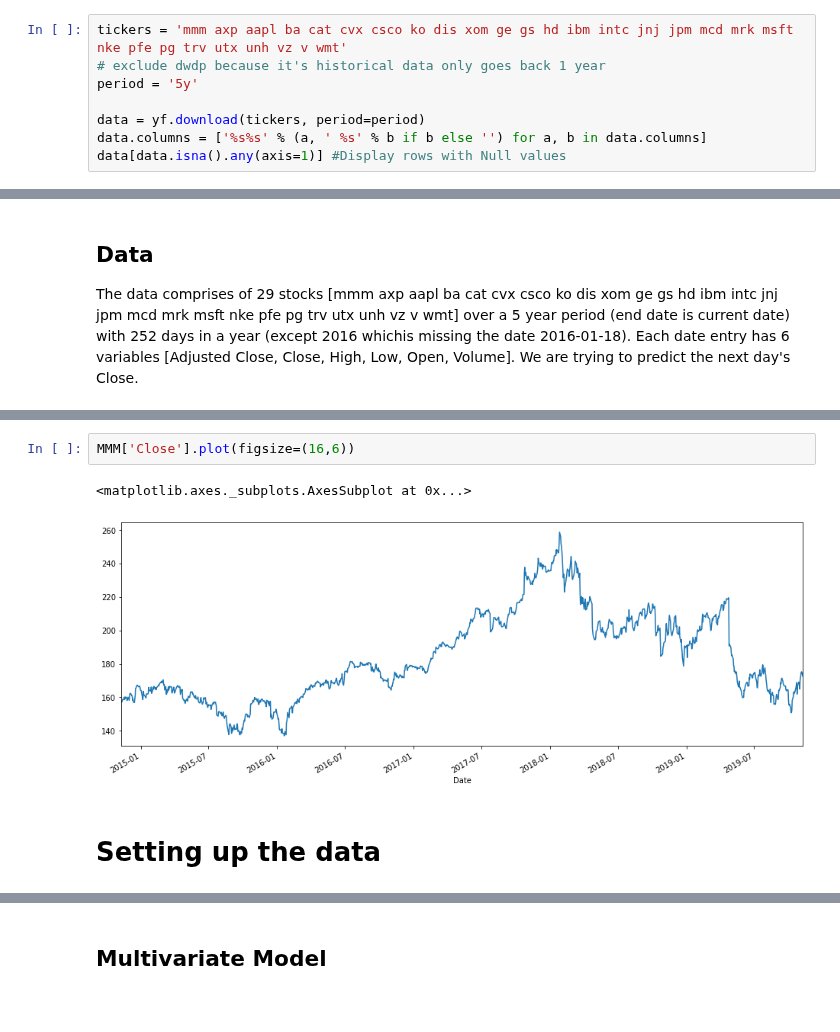
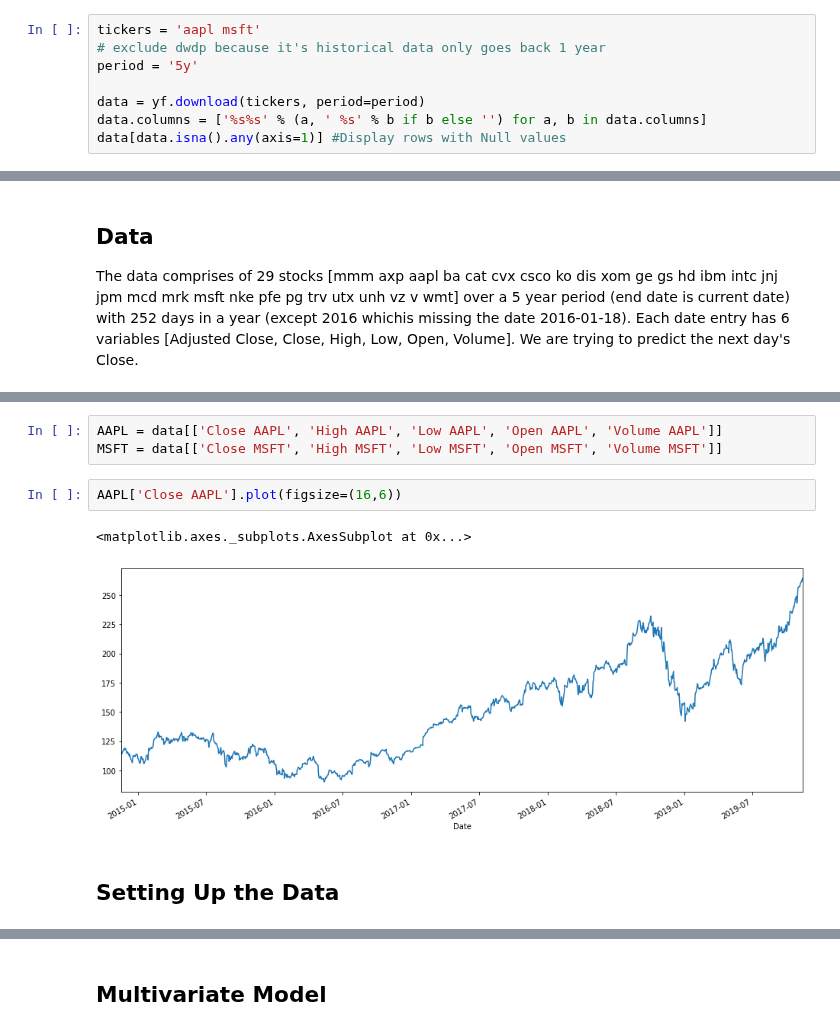
Before and after one commit to Samarmy/CS545TP, a Jupyter notebook: Armstrong-Choudhary-Hua-project.ipynb, the cells around one changed output, grey strips where cells are left out. Cells and saved outputs as stored; diff of their text form.

```diff
--- a/Armstrong-Choudhary-Hua-project.ipynb
+++ b/Armstrong-Choudhary-Hua-project.ipynb
@@ -26,7 +30,7 @@ from matplotlib import pyplot as plt
 import yfinance as yf
 # Documentation at https://pypi.org/project/yfinance/
 # %%
-tickers = 'mmm axp aapl ba cat cvx csco ko dis xom ge gs hd ibm intc jnj jpm mcd mrk msft nke pfe pg trv utx unh vz v wmt'
+tickers = 'aapl msft'
 # exclude dwdp because it's historical data only goes back 1 year
 period = '5y'
 
@@ -110,10 +53,13 @@ WMT.columns = ['Adj Close', 'Close', 'High', 'Low', 'Open', 'Volume']
+# %%
+AAPL = data[['Close AAPL', 'High AAPL', 'Low AAPL', 'Open AAPL', 'Volume AAPL']]
+MSFT = data[['Close MSFT', 'High MSFT', 'Low MSFT', 'Open MSFT', 'Volume MSFT']]
 # %%
-MMM['Close'].plot(figsize=(16,6))
+AAPL['Close AAPL'].plot(figsize=(16,6))
 # %% [output]
 <matplotlib.axes._subplots.AxesSubplot at 0x...>
-[figure, old version]
+[figure, new version]
 # %% [markdown]
-# Setting up the data
+## Setting Up the Data
 # %%
 def setup(look_back, data):
     train_percent = .8
```
Also changed, not shown: parts of 55 cells of this notebook.
